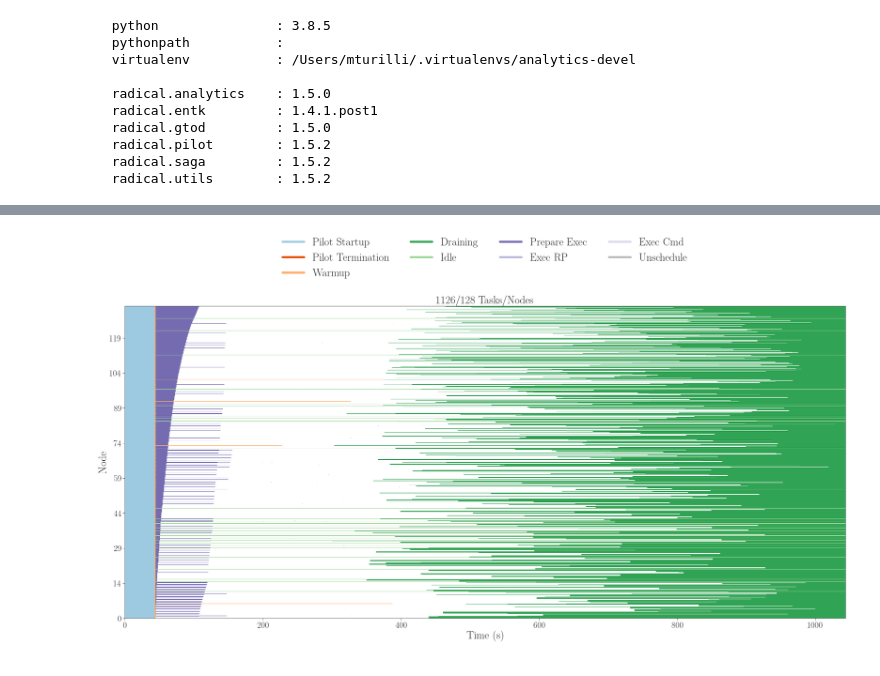
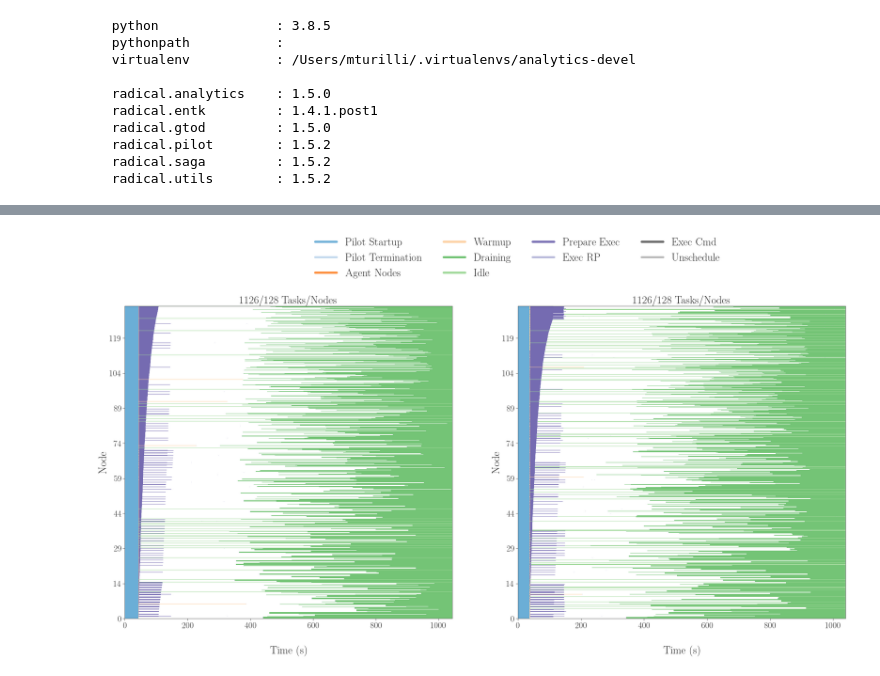
Before and after one commit to radical-experiments/summit_prrte, a Jupyter notebook: analysis/paper_ornl_2_experiments.ipynb, the cells around one changed output, grey strips where cells are left out. Drawn from its saved outputs; the diff is of its cells as text; code cells hidden in the pictures.

```diff
--- a/analysis/paper_ornl_2_experiments.ipynb
+++ b/analysis/paper_ornl_2_experiments.ipynb
@@ -18,7 +18,8 @@ import matplotlib.ticker as mticker
   radical.utils        : 1.5.2
 # %%
 suds = [
-        'rp.session.login2.mturilli1.018488.0001'
+        'rp.session.login2.mturilli1.018488.0001',
+        'rp.session.login2.mturilli1.018488.0004'
        ]
 sdir = '../data/raw/'
 sids = [sdir+s for s in suds]
@@ -165,7 +167,7 @@ metrics_default = [
         ['Pilot Termination', ['term' ]],
 
         # derived pilot durations
-#         ['Agent Nodes',       ['agent']],
+        ['Agent Nodes',       ['agent']],
         ['Warmup',            ['warm' ]],
         ['Draining',          ['drain']],
         ['Idle',              ['idle' ]],
@@ -282,32 +287,32 @@ for sid in suds:
 
                     x_min = min(x_min, orig_x)
                     y_min = min(y_min, orig_y)
                     x_max = max(x_max, orig_x + width)
                     y_max = max(y_max, orig_y + height)
 
                     patch = mpl.patches.Rectangle((orig_x, orig_y),
                                                   width, height,
                                                   facecolor=color,
                                                   edgecolor='black',
                                                   fill=True, lw=0.0)
                     ax.add_patch(patch)
 
     ax.set_xlim([x_min, x_max])
     ax.set_ylim([y_min, y_max])
 
     ax.set_xlabel('Time (s)', fontsize=30)
     ax.set_ylabel('Node', fontsize=30)
 
     ax.yaxis.set_major_formatter(mticker.FuncFormatter(update_ticks))
 
     i = i+1
     j = chr(ord(j) + 1)
 
 # Add legend
 ax.legend(legend, [m[0] for m in metrics_default], loc='upper center',
-          fontsize=30, ncol=4, bbox_to_anchor=(0.5, 1.25))
+          fontsize=30, ncol=4, bbox_to_anchor=(0, 1.25))
 
 plt.savefig('figures/ru.pdf', dpi=300, bbox_inches='tight')
 plt.savefig('figures/ru.png', dpi=300, bbox_inches='tight')
 # %% [output]
-[figure, old version]
+[figure, new version]
```
Also changed, not shown: parts of 3 cells of this notebook, 4 other files.
